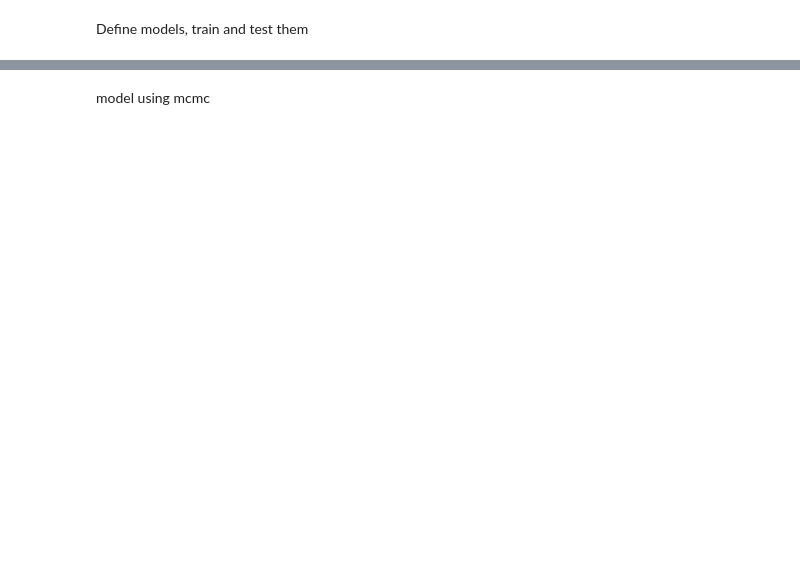
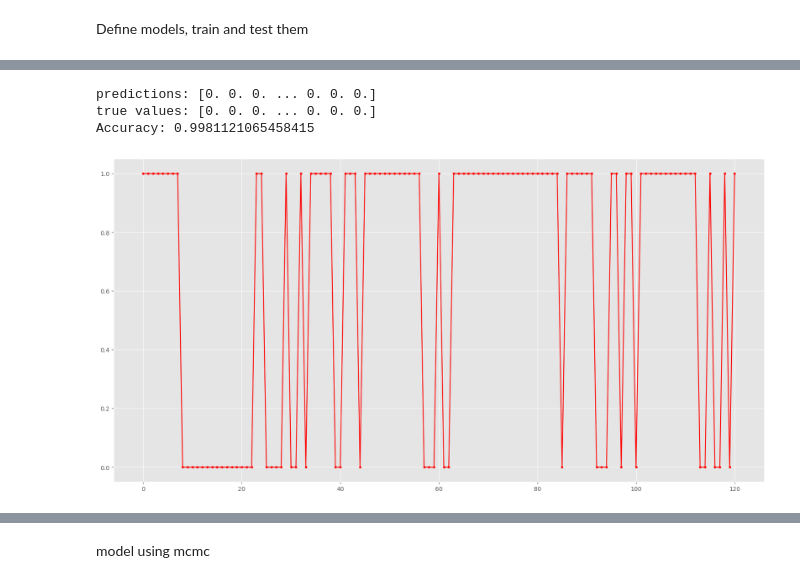
Before and after one commit to gpanagioto/-mbml-predictive-maintenance, a Jupyter notebook: notebooks/training_class.ipynb, the cells around one changed output, grey strips where cells are left out. Drawn from its saved outputs; the diff is of its cells as text; code cells hidden in the pictures; blank space fills up the shorter version.

```diff
--- a/notebooks/training_class.ipynb
+++ b/notebooks/training_class.ipynb
@@ -99,0 +101,2 @@ model,guide, alpha_hat, beta_hat=train_c_svi(model_cat, X_train_torch, y_train_t
+# %%
+model__bin,guide_bin, alpha_hat_bin, beta_hat_bin=train_c_svi(model_bin_lr, X_train_torch, y_train_torch.squeeze(),steps=30000,lrate=0.001)
@@ -113,0 +141,11 @@ Accuracy: 0.9987613968690865
+# %%
+y_hat=test_model_c(alpha_hat_bin, beta_hat_bin,X_test_torch,thres=0.5)
+test_c(y_hat,y_test)
+fig = plt.figure(figsize=(20, 10))
+plt.plot(y_hat[y_test>0], 'r.-', label='test')
+plt.show()
+# %% [output]
+predictions: [0. 0. 0. ... 0. 0. 0.]
+true values: [0. 0. 0. ... 0. 0. 0.]
+Accuracy: 0.9981121065458415
+[figure, added]
```
Also changed, not shown: parts of 12 cells of this notebook, 3 other files.
